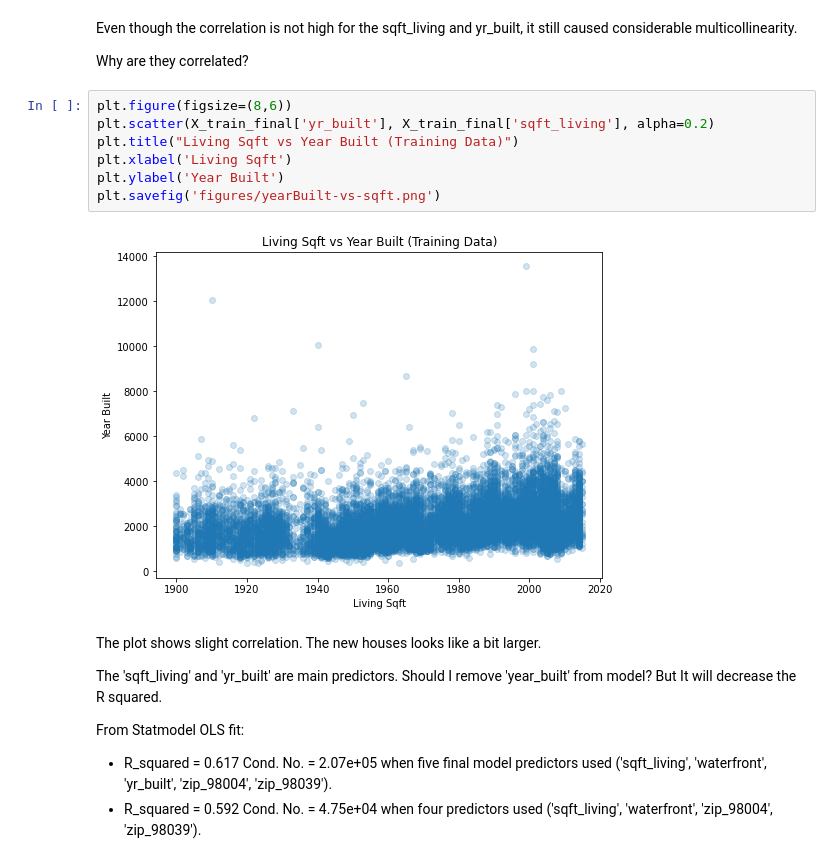
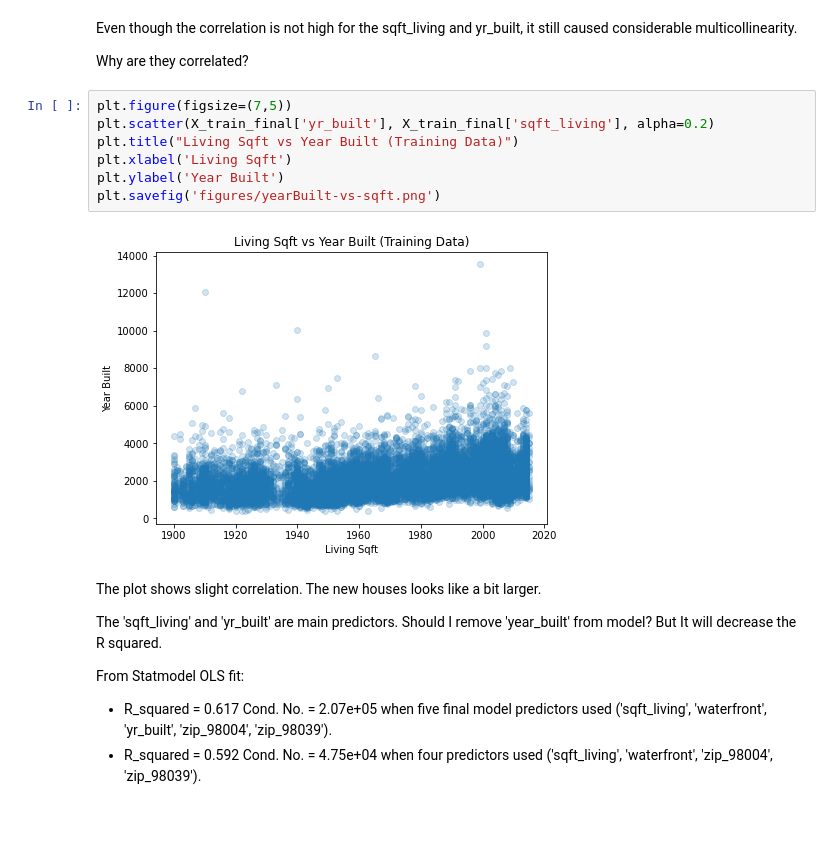
Before and after one commit to kamileyagci/dsc-phase-2-project, a Jupyter notebook: student.ipynb, the cells around one changed output. Saved outputs shown, nothing was run; the diff lists cells and outputs as text; blank space fills up the shorter version.

```diff
--- a/student.ipynb
+++ b/student.ipynb
@@ -926,14 +926,14 @@ Even though the correlation is not high for the sqft_living and yr_built, it sti
 
 Why are they correlated?
 # %%
-plt.figure(figsize=(8,6))
+plt.figure(figsize=(7,5))
 plt.scatter(X_train_final['yr_built'], X_train_final['sqft_living'], alpha=0.2)
 plt.title("Living Sqft vs Year Built (Training Data)")
 plt.xlabel('Living Sqft')
 plt.ylabel('Year Built')
 plt.savefig('figures/yearBuilt-vs-sqft.png')
 # %% [output]
-[figure, old version]
+[figure, new version]
 # %% [markdown]
 The plot shows slight correlation. The new houses looks like a bit larger.
 
```
Also changed, not shown: parts of 3 cells of this notebook, 5 other files.
